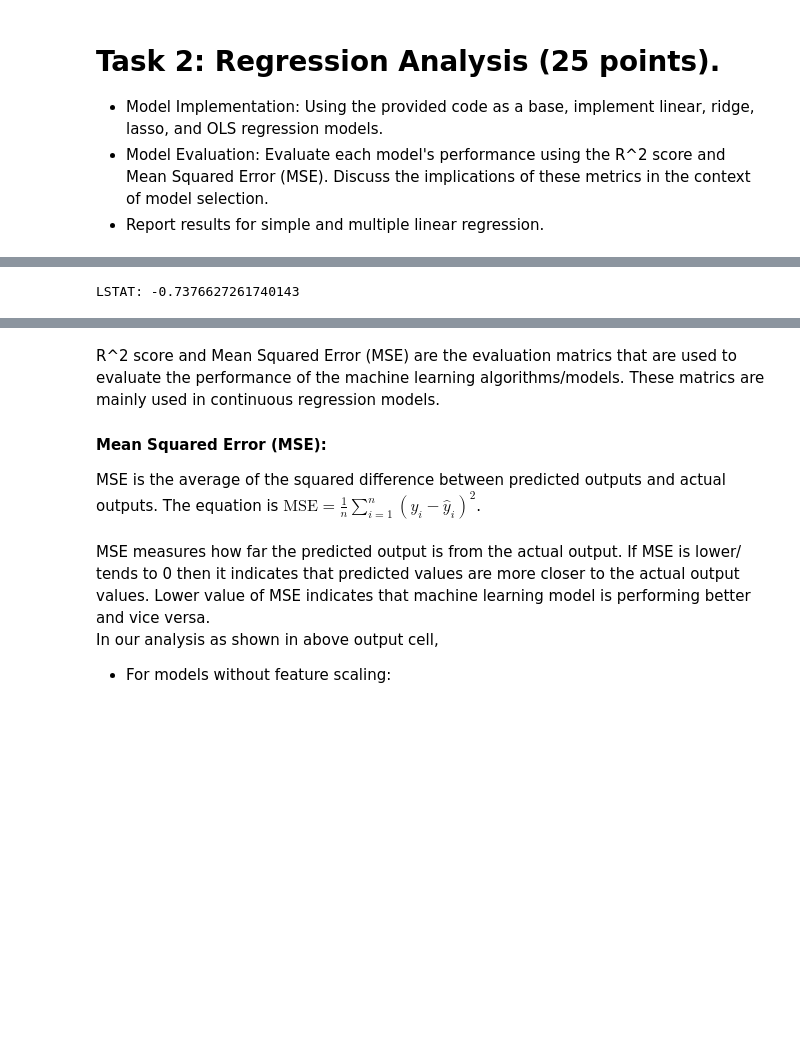
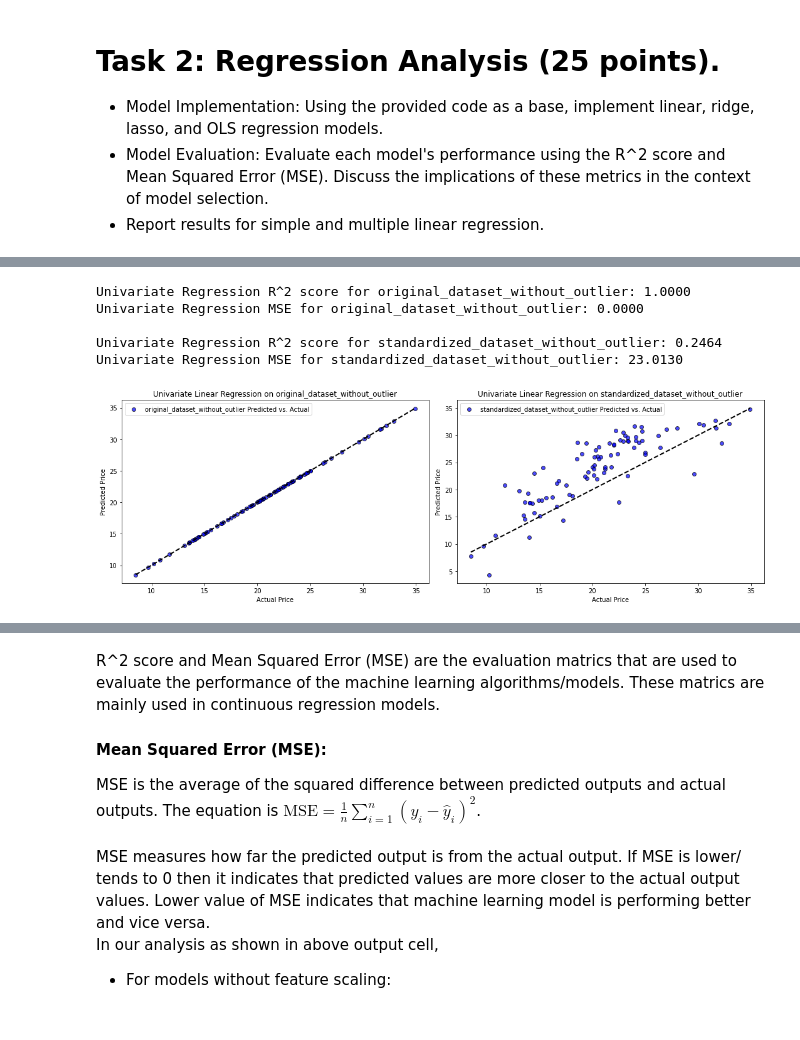
Before and after one commit to buddhathapa12/machine-learning, a Jupyter notebook: linearRegression_Assignment1/E923Q669_CS770_Assignment1_Q1.ipynb, the cells around one changed output, grey strips where cells are left out. Saved outputs shown, nothing was run; the diff lists cells and outputs as text; code cells hidden in the pictures; blank space fills up the shorter version.

```diff
--- a/linearRegression_Assignment1/E923Q669_CS770_Assignment1_Q1.ipynb
+++ b/linearRegression_Assignment1/E923Q669_CS770_Assignment1_Q1.ipynb
@@ -269,23 +350,5 @@ selection.
 # %%
-#Simple Linear Regression between independent feature and target variable having maximum correlation
-target_correlation = correlation_matrix['MEDV']
-
-target_correlation = target_correlation.drop(labels=['MEDV'])
-
-max_correlation_index = target_correlation.abs().idxmax()
-max_correlation_value = target_correlation[max_correlation_index]
-print(f"{max_correlation_index}: {max_correlation_value}")
-
-X_train_univariate, X_test_univariate, y_train_univariate, y_test_univariate = train_test_split(
-    housing_dataset[["LSTAT"]],
-    housing_dataset[["MEDV"]],
-    test_size=0.2,
-    random_state=42
-    )
-
-univariate_linear_model = LinearRegression().fit(X_train_univariate, y_train_univariate)
-y_test_univariate_predicted = univariate_linear_model.predict(X_test_univariate)
-
+#Preparing training data and test dataset without outlier for univariate linear regression
 housing_dataset_univariate_without_outlier = housing_dataset[["LSTAT", "MEDV"]]
 for columnName in housing_dataset_univariate_without_outlier.columns:
     housing_dataset_univariate_without_outlier = dropOutlierBasedOnColumn(housing_dataset_univariate_without_outlier, columnName)
@@ -296,23 +359,7 @@ X_train_univariate_without_outlier, X_test_univariate_without_outlier, y_train_u
     test_size=0.2,
     random_state=42)
 
-univariate_linear_model_without_outlier = LinearRegression().fit(X_train_univariate_without_outlier, y_train_univariate_without_outlier)
-y_train_univariate_predicted_without_outlier = univariate_linear_model.predict(X_test_univariate_without_outlier)
-
-#Univariate Standardization
-univariate_scaler = StandardScaler()
-X_train_univariate_standardized = univariate_scaler.fit_transform(X_train_univariate)
-X_test_univariate_standardized = univariate_scaler.transform(X_test_univariate)
-
-standardized_univariate_linear_model = LinearRegression().fit(X_train_univariate_standardized, y_train_univariate)
-y_test_univariate_standardized_predicted = standardized_univariate_linear_model.predict(X_test_univariate_standardized)
-
 #Univariate Standardization without outlier
 univariate_scaler_without_outlier = StandardScaler()
 X_train_univariate_standardized_without_outlier = univariate_scaler_without_outlier.fit_transform(X_train_univariate_without_outlier)
 X_test_univariate_standardized_without_outlier = univariate_scaler_without_outlier.transform(X_test_univariate_without_outlier)
-
-standardized_univariate_linear_model_without_outlier = LinearRegression().fit(X_train_univariate_standardized_without_outlier, y_train_univariate_without_outlier)
-y_test_univariate_standardized_predicted_without_outlier = standardized_univariate_linear_model.predict(X_test_univariate_standardized_without_outlier)
-# %% [output]
-LSTAT: -0.7376627261740143
@@ -319 +374,43 @@ LSTAT: -0.7376627261740143
+# %%
+#Univariate linear regression on dataset and standardized dataset after outlier removal
+dataset_types_without_outlier = ['original_dataset_without_outlier','standardized_dataset_without_outlier']
+univariate_predictions_without_outlier = [y_test_univariate_without_outlier, y_test_univariate_standardized_predicted_without_outlier]
+for dataset_type_without_outlier, y_pred in zip(dataset_types_without_outlier, univariate_predictions_without_outlier):
+    final_output_df = pd.concat(
+        [final_output_df,
+        pd.DataFrame(
+            np.array(
+                [[f"univariate {dataset_type_without_outlier}",
+                r2_score(y_test_univariate_without_outlier, y_pred),
+                mean_squared_error(y_test_univariate_without_outlier, y_pred)]]
+                ),
+            columns=["Algorithm and Datatype", "R²", "Mean Square Error"]
+            )],
+        ignore_index=True
+        )
+    print(f"Univariate Regression R^2 score for {dataset_type_without_outlier}: {r2_score(y_test_univariate_without_outlier, y_pred):.4f}")
+    print(f"Univariate Regression MSE for {dataset_type_without_outlier}: {mean_squared_error(y_test_univariate_without_outlier, y_pred):.4f}\n")
+# %% [output]
+Univariate Regression R^2 score for original_dataset_without_outlier: 1.0000
+Univariate Regression MSE for original_dataset_without_outlier: 0.0000
+
+Univariate Regression R^2 score for standardized_dataset_without_outlier: 0.2464
+Univariate Regression MSE for standardized_dataset_without_outlier: 23.0130
+# %%
+fig, axs = plt.subplots(1, 2, figsize=(15, 5))
+axs = axs.flatten()
+
+for i, (name, y_pred) in enumerate(zip(dataset_types_without_outlier, univariate_predictions_without_outlier)):
+    axs[i].scatter(y_test_univariate_without_outlier, y_pred, color='blue', edgecolor='k', alpha=0.7, label=f'{name} Predicted vs. Actual')
+    axs[i].plot([y_test_univariate_without_outlier.min(), y_test_univariate_without_outlier.max()], [y_test_univariate_without_outlier.min(), y_test_univariate_without_outlier.max()], 'k--', lw=2)
+    axs[i].set_xlabel('Actual Price')
+    axs[i].set_ylabel('Predicted Price')
+    axs[i].set_title(f'Univariate Linear Regression on {name}')
+    axs[i].legend()
+
+plt.tight_layout()
+plt.savefig(f'scatter plots of predicted vs actual housing price on univariate linear regression without outliers', dpi=300, bbox_inches='tight')
+plt.show()
+# %% [output]
+[figure, added]
 # %%
```
Also changed, not shown: parts of 26 cells of this notebook.
